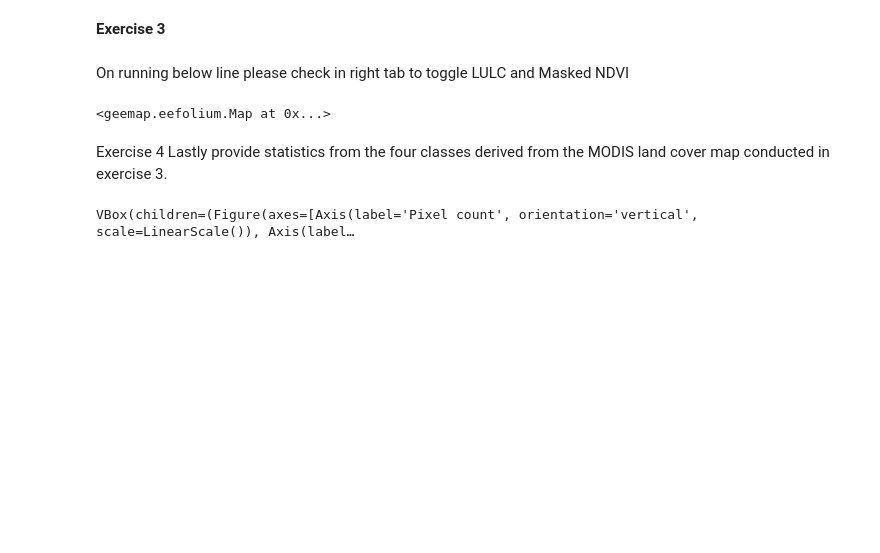
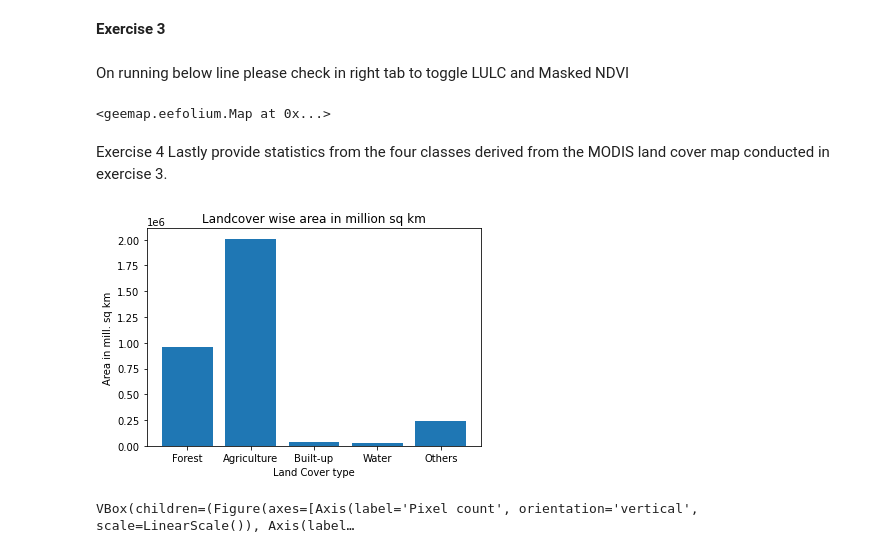
Before and after one commit to dhyeybhatpuria/Crux_Alliance, a Jupyter notebook: Ex2_4.ipynb, the cells around one changed output. Saved outputs shown, nothing was run; the diff lists cells and outputs as text; code cells hidden in the pictures; blank space fills up the shorter version.

```diff
--- a/Ex2_4.ipynb
+++ b/Ex2_4.ipynb
@@ -113,7 +114,7 @@ agro_lc = (lc.eq(12).Or(lc.eq(14))).multiply(2)
 urban_lc = (lc.eq(13)).multiply(3)
 water_lc = (lc.eq(17)).multiply(4)
 other_lc = (((lc.eq(15)).Or(lc.eq(16))).Or(lc.eq(11))).multiply(5)
-classified = forest_lc.add(agro_lc).add(urban_lc).add(water_lc).add(other_lc)
+classified = (forest_lc.add(agro_lc).add(urban_lc).add(water_lc).add(other_lc)).clip(areaofint)
 
 agricultural_mask = classified.eq(2).selfMask()
 # %%
@@ -140,4 +141,37 @@ Map
 # %% [markdown]
 Exercise 4
 Lastly provide statistics from the four classes derived from the MODIS land cover map conducted in exercise 3.
+# %%
+areaImage = ee.Image.pixelArea().addBands(classified)
+areas = areaImage.reduceRegion(reducer=ee.Reducer \
+                               .sum() \
+                               .group(groupField=1,groupName='class'),
+                               geometry=areaofint.geometry(),scale=1000,
+                               maxPixels=1e13)
+classAreas = ee.List(areas.get('groups'))
+
+def calclists(item):
+   areaDict = ee.Dictionary(item)
+   classNumber = ee.Number(areaDict.get('class')).format()
+   area = ee.Number(areaDict.get('sum')).divide(1e6)
+   return ee.List([classNumber, area])
+
+classAreaLists = classAreas.map(calclists)
+result = ee.Dictionary(classAreaLists.flatten())
+out = result.getInfo()
+out['Forest'] = out.pop('1')
+out['Agriculture'] = out.pop('2')
+out['Built-up'] = out.pop('3')
+out['Water'] = out.pop('4')
+out['Others'] = out.pop('5')
+
+import matplotlib.pyplot as plt
+plt.bar(range(len(out)), list(out.values()), align='center')
+plt.xticks(range(len(out)), list(out.keys()))
+plt.xlabel("Land Cover type")
+plt.ylabel("Area in mill. sq km")
+plt.title("Landcover wise area in million sq km")
+plt.show()
+# %% [output]
+[figure, added]
 # %%
```
Also changed, not shown: parts of 4 cells of this notebook.
